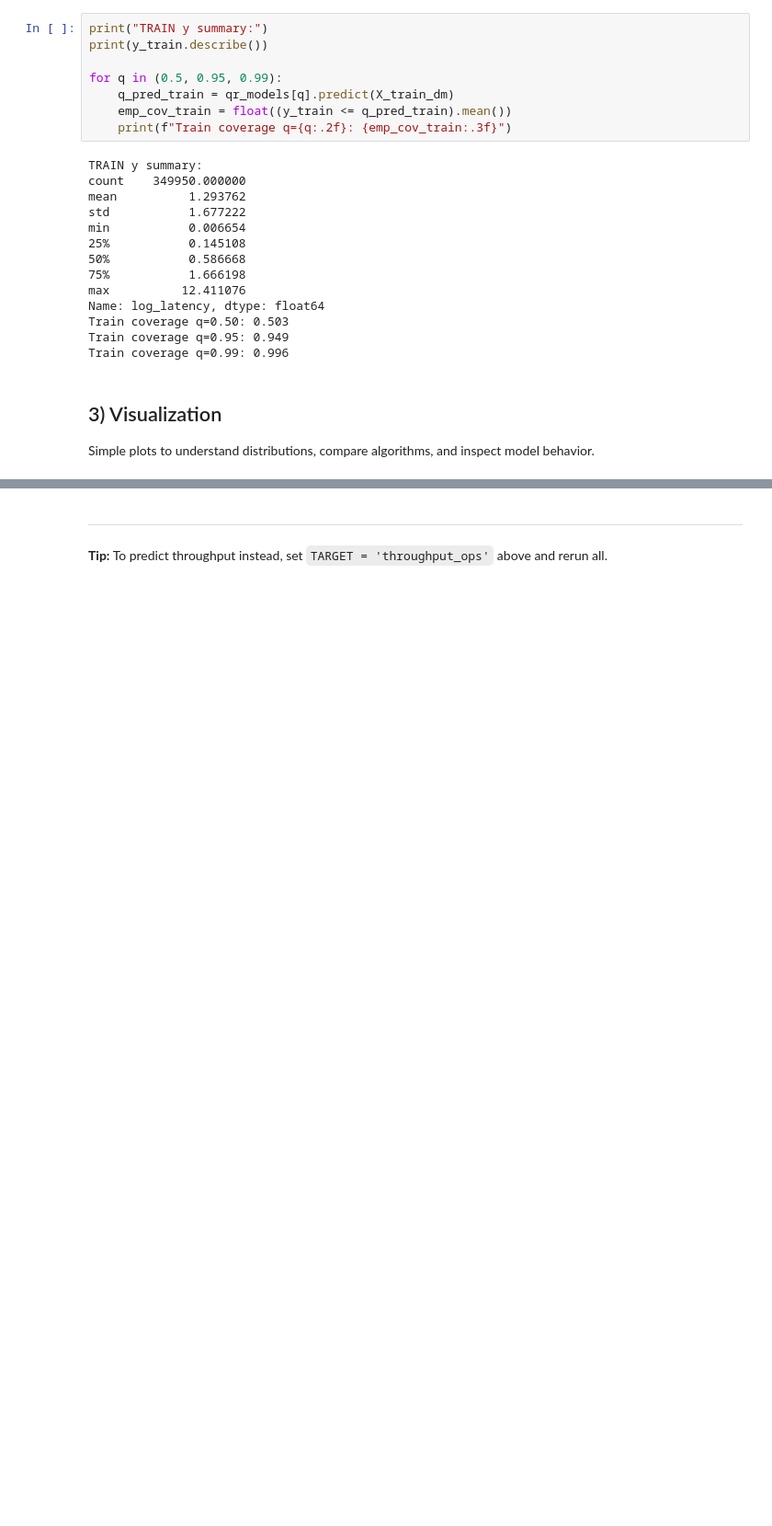
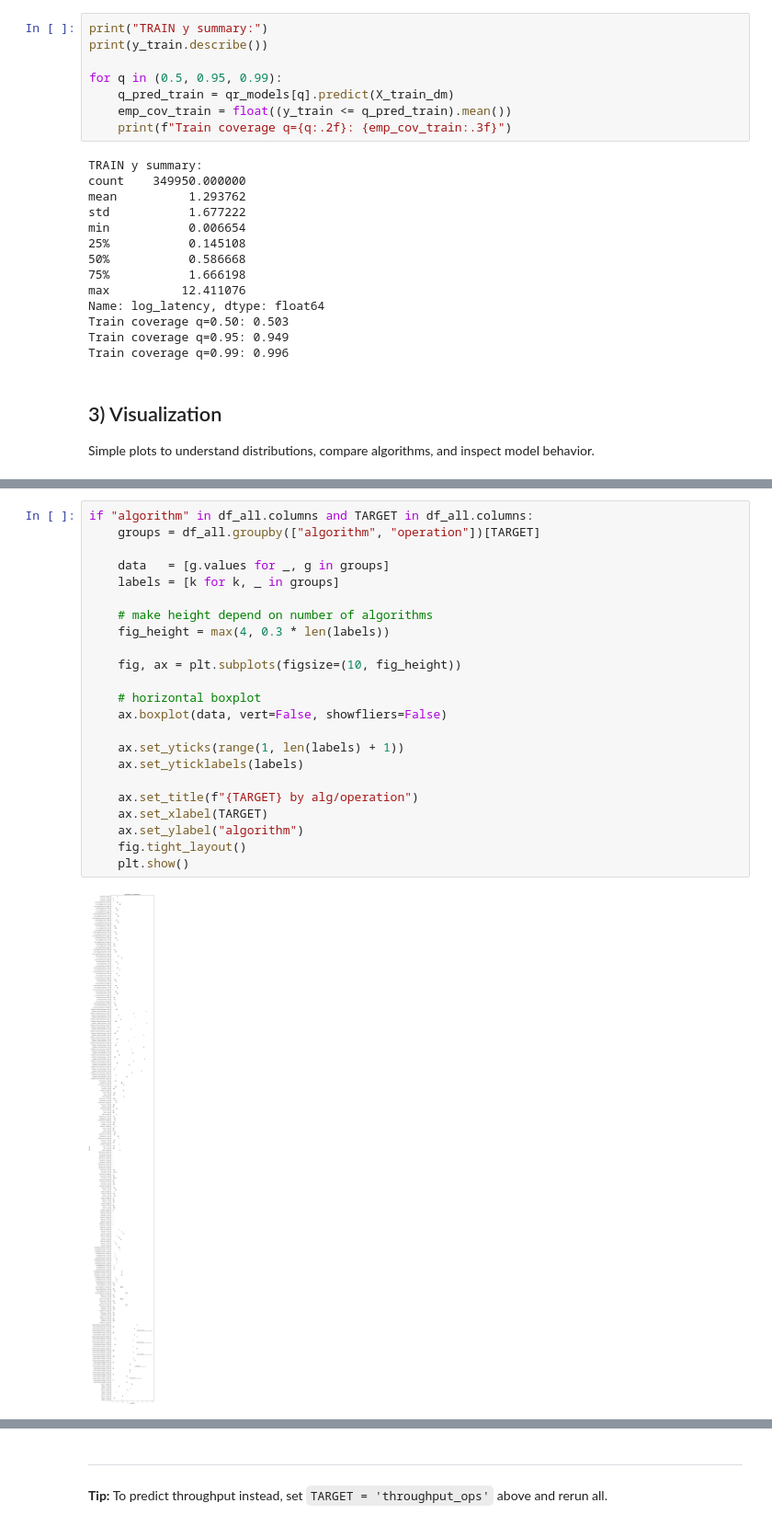
Before and after one commit to newspeedtech/381V-PQC-Perf-Modeling, a Jupyter notebook: pqc_project3.ipynb, the cells around one changed output, grey strips where cells are left out. Shown at 92% size. Cells and saved outputs as stored; diff of their text form; blank space fills up the shorter version.

```diff
--- a/pqc_project3.ipynb
+++ b/pqc_project3.ipynb
@@ -1167 +1129,26 @@ if "algorithm" in df_all.columns and TARGET in df_all.columns:
+# %%
+if "algorithm" in df_all.columns and TARGET in df_all.columns:
+    groups = df_all.groupby(["algorithm", "operation"])[TARGET]
+
+    data   = [g.values for _, g in groups]
+    labels = [k for k, _ in groups]
+
+    # make height depend on number of algorithms
+    fig_height = max(4, 0.3 * len(labels))
+
+    fig, ax = plt.subplots(figsize=(10, fig_height))
+
+    # horizontal boxplot
+    ax.boxplot(data, vert=False, showfliers=False)
+
+    ax.set_yticks(range(1, len(labels) + 1))
+    ax.set_yticklabels(labels)
+
+    ax.set_title(f"{TARGET} by alg/operation")
+    ax.set_xlabel(TARGET)
+    ax.set_ylabel("algorithm")
+    fig.tight_layout()
+    plt.show()
+# %% [output]
+[figure, added]
 # %%
```
Also changed, not shown: parts of 19 cells of this notebook, 1 other file.
